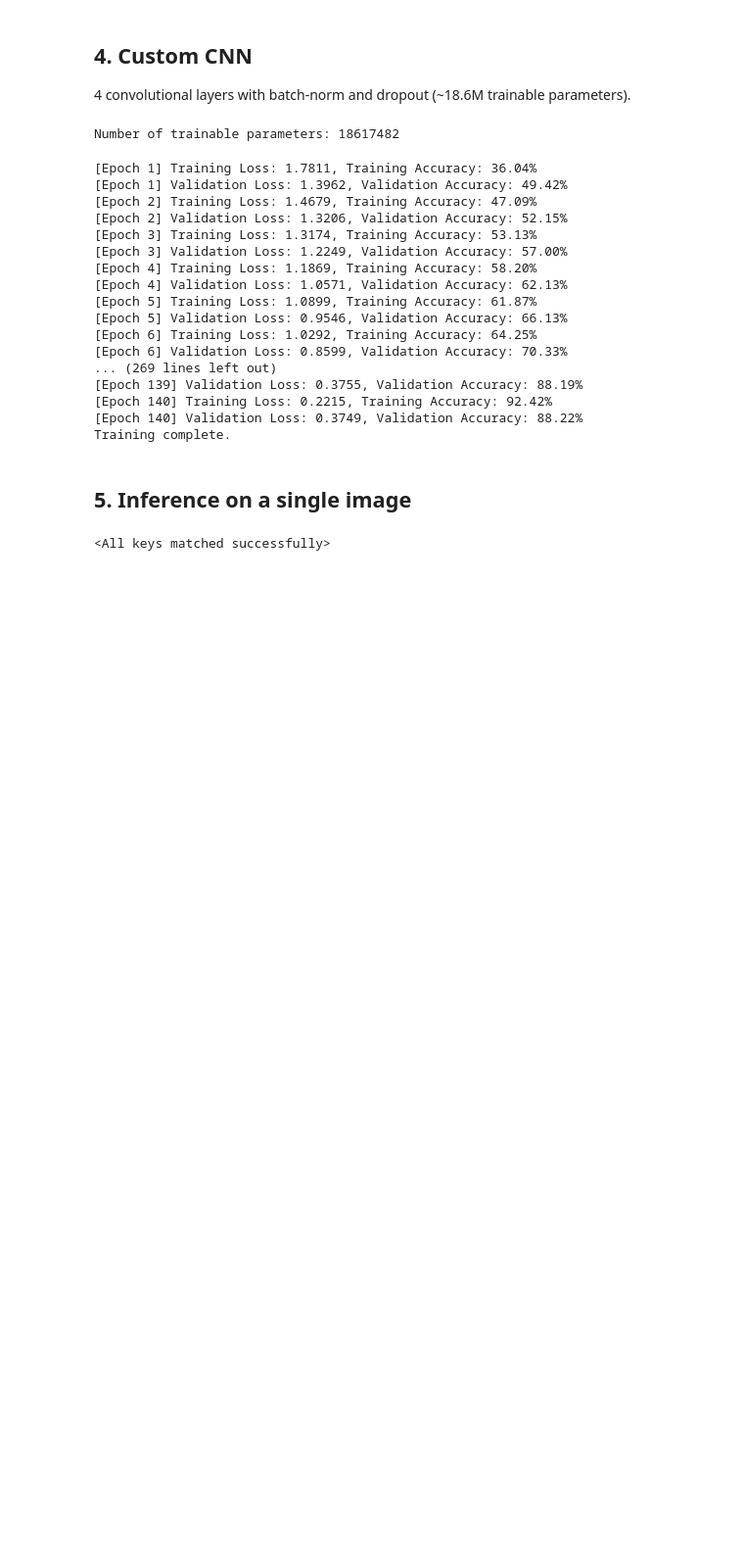
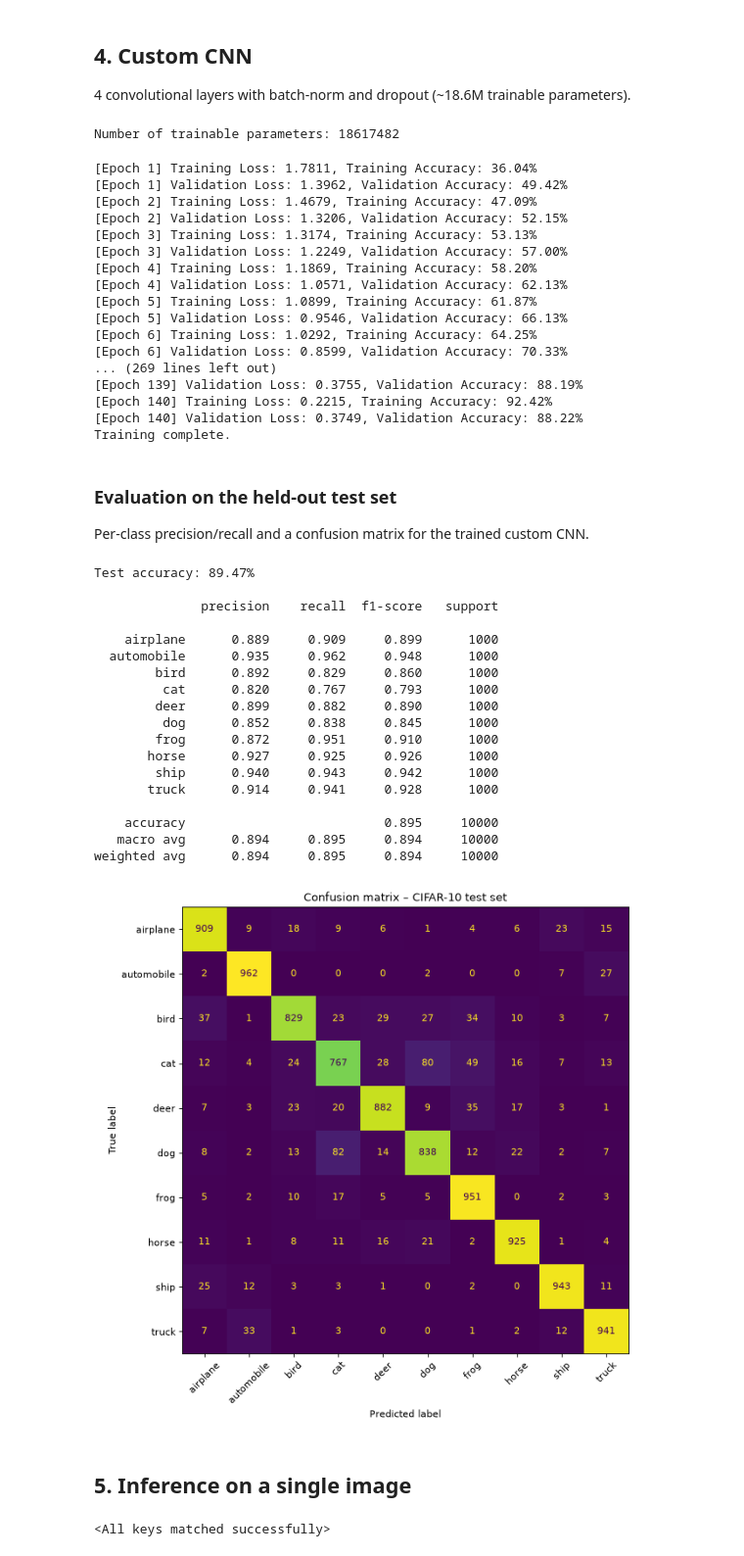
Before and after one commit to hodayasassonHS/Cifar10, a Jupyter notebook: cifar10.ipynb, the cells around one changed output. Shown at 98% size. Saved outputs shown, nothing was run; the diff lists cells and outputs as text; code cells hidden in the pictures; blank space fills up the shorter version.

Commit message:
feat: add test-set evaluation with confusion matrix and requirements.txt
Co-Authored-By: Claude Sonnet 5.5 <noreply@anthropic.com>

```diff
--- a/cifar10.ipynb
+++ b/cifar10.ipynb
@@ -300,6 +300,53 @@ Training complete.
 # %%
 # Save the trained model
 torch.save(net.state_dict(), 'cifar10_model.pth')
+# %% [markdown]
+### Evaluation on the held-out test set
+Per-class precision/recall and a confusion matrix for the trained custom CNN.
+# %%
+from sklearn.metrics import classification_report, confusion_matrix, ConfusionMatrixDisplay
+
+class_names = ['airplane', 'automobile', 'bird', 'cat', 'deer', 'dog', 'frog', 'horse', 'ship', 'truck']
+
+net.eval()
+y_true, y_pred = [], []
+with torch.no_grad():
+    for images, labels in test_loader:
+        outputs = net(images.to(device))
+        y_pred += outputs.argmax(dim=1).cpu().tolist()
+        y_true += labels.tolist()
+
+test_acc = 100 * np.mean(np.array(y_true) == np.array(y_pred))
+print(f"Test accuracy: {test_acc:.2f}%")
+print()
+print(classification_report(y_true, y_pred, target_names=class_names, digits=3))
+
+fig, ax = plt.subplots(figsize=(8, 8))
+ConfusionMatrixDisplay(confusion_matrix(y_true, y_pred), display_labels=class_names).plot(
+    ax=ax, xticks_rotation=45, colorbar=False)
+plt.title("Confusion matrix – CIFAR-10 test set")
+plt.tight_layout()
+plt.show()
+# %% [output]
+Test accuracy: 89.47%
+
+              precision    recall  f1-score   support
+
+    airplane      0.889     0.909     0.899      1000
+  automobile      0.935     0.962     0.948      1000
+        bird      0.892     0.829     0.860      1000
+         cat      0.820     0.767     0.793      1000
+        deer      0.899     0.882     0.890      1000
+         dog      0.852     0.838     0.845      1000
+        frog      0.872     0.951     0.910      1000
+       horse      0.927     0.925     0.926      1000
+        ship      0.940     0.943     0.942      1000
+       truck      0.914     0.941     0.928      1000
+
+    accuracy                          0.895     10000
+   macro avg      0.894     0.895     0.894     10000
+weighted avg      0.894     0.895     0.894     10000
+[figure, added]
 # %% [markdown]
 ## 5. Inference on a single image
 # %%
```
Also changed, not shown: 2 other files.
